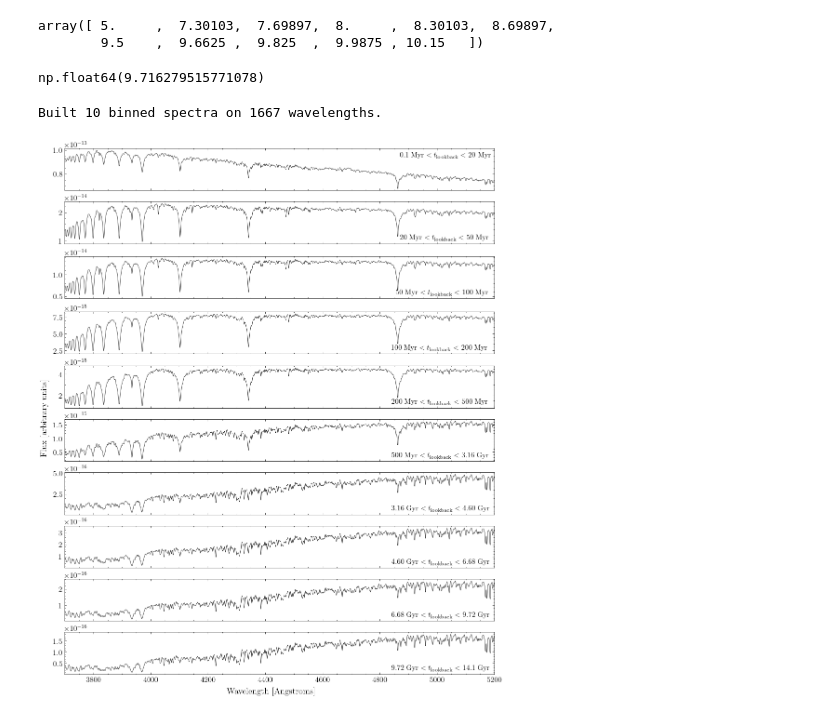
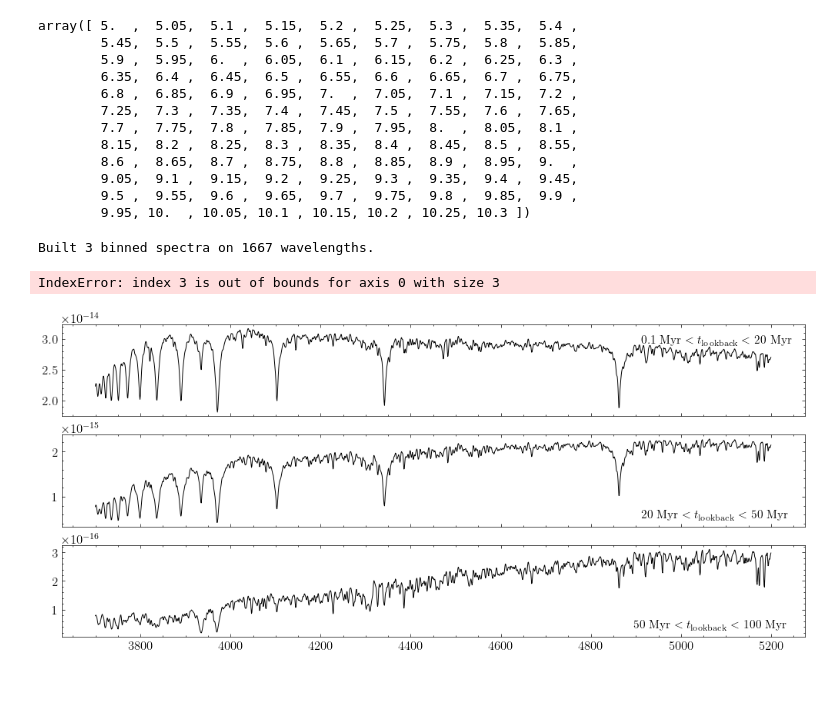
Before and after one commit to vernica-mehta/honours-project, a Jupyter notebook: code/notebooks/sfh.ipynb, the cells around one changed output. Saved outputs shown, nothing was run; the diff lists cells and outputs as text; code cells hidden in the pictures; blank space fills up the shorter version.

```diff
--- a/code/notebooks/sfh.ipynb
+++ b/code/notebooks/sfh.ipynb
@@ -27,29 +23,50 @@ bins = np.log10(bin_arr)
+# %%
+
+#bin_arr = np.r_[np.array([0.1, 20, 50, 100, 200, 500])*1e6, np.logspace(9.5, 10.15, 5)]
+#bin_arr = np.r_[np.array([0.1, 500])*1e6, 10**(10.15)] # two bins for old and young
+bins = np.log10(np.array([10**5, 100*10**6, 2*10**9, 10**10.15]))
 # %%
-bins
+sp.ssp_ages
 # %% [output]
-array([ 5.     ,  7.30103,  7.69897,  8.     ,  8.30103,  8.69897,
-        9.5    ,  9.6625 ,  9.825  ,  9.9875 , 10.15   ])
+array([ 5.  ,  5.05,  5.1 ,  5.15,  5.2 ,  5.25,  5.3 ,  5.35,  5.4 ,
+        5.45,  5.5 ,  5.55,  5.6 ,  5.65,  5.7 ,  5.75,  5.8 ,  5.85,
+        5.9 ,  5.95,  6.  ,  6.05,  6.1 ,  6.15,  6.2 ,  6.25,  6.3 ,
+        6.35,  6.4 ,  6.45,  6.5 ,  6.55,  6.6 ,  6.65,  6.7 ,  6.75,
+        6.8 ,  6.85,  6.9 ,  6.95,  7.  ,  7.05,  7.1 ,  7.15,  7.2 ,
+        7.25,  7.3 ,  7.35,  7.4 ,  7.45,  7.5 ,  7.55,  7.6 ,  7.65,
+        7.7 ,  7.75,  7.8 ,  7.85,  7.9 ,  7.95,  8.  ,  8.05,  8.1 ,
+        8.15,  8.2 ,  8.25,  8.3 ,  8.35,  8.4 ,  8.45,  8.5 ,  8.55,
+        8.6 ,  8.65,  8.7 ,  8.75,  8.8 ,  8.85,  8.9 ,  8.95,  9.  ,
+        9.05,  9.1 ,  9.15,  9.2 ,  9.25,  9.3 ,  9.35,  9.4 ,  9.45,
+        9.5 ,  9.55,  9.6 ,  9.65,  9.7 ,  9.75,  9.8 ,  9.85,  9.9 ,
+        9.95, 10.  , 10.05, 10.1 , 10.15, 10.2 , 10.25, 10.3 ])
-# %%
-10**bins[9] / 10**9
-# %% [output]
-np.float64(9.716279515771078)
 # %%
 w,s = sp.get_spectrum()
 ages = sp.ssp_ages
 w = w[470:2137]
 s = s[:, 470:2137]
 # %%
-# average spectrum for each log-age bin
-digitized = np.digitize(ages, bins) - 1  # convert to 0-based bin indices
+# Time-weighted average spectrum for each log-age bin
+digitized = np.digitize(ages, bins) - 1  # 0-based bin indices in log-age
 n_bins = len(bins) - 1
+
+# Convert SSP log-ages to linear years and estimate dt around each grid point
+ages_yr = 10**ages
+edges = np.empty(len(ages_yr) + 1)
+edges[1:-1] = 0.5 * (ages_yr[1:] + ages_yr[:-1])
+edges[0] = ages_yr[0] - (edges[1] - ages_yr[0])
+edges[-1] = ages_yr[-1] + (ages_yr[-1] - edges[-2])
+dt = np.diff(edges)
+
 avg_spectra = []
 for i in range(n_bins):
     mask = digitized == i
     if not np.any(mask):
         raise ValueError(f"No SSP ages fall into bin {i} [{bins[i]:.2f}, {bins[i+1]:.2f})")
-    avg_spectra.append(s[mask].mean(axis=0))
+    avg_spectra.append(np.average(s[mask], axis=0, weights=dt[mask]))
+
 avg_spectra = np.vstack(avg_spectra)
 print(f"Built {avg_spectra.shape[0]} binned spectra on {avg_spectra.shape[1]} wavelengths.")
 # %% [output]
-Built 10 binned spectra on 1667 wavelengths.
+Built 3 binned spectra on 1667 wavelengths.
 # %%
@@ -57,24 +74,25 @@ np.save('/home/vmehta/honours-project/code/data/sfh_twobins_spectra.npy', avg_sp
 # %%
-fig, ax = plt.subplots(10, 1, figsize=(10,12), sharex=True, constrained_layout=True)
-for i, s in enumerate(avg_spectra):
-    ax[i].plot(w, s, 'k', linewidth=0.5)
+fig, ax = plt.subplots(3, 1, figsize=(10, 4.5), sharex=True, constrained_layout=True)
+for i, spec in enumerate(avg_spectra):
+    ax[i].plot(w, spec, 'k', linewidth=0.7)
 
 ax[0].text(0.78, 0.8, '0.1 Myr $<t_\\mathrm{lookback}<$ 20 Myr', transform=ax[0].transAxes)
 ax[1].text(0.78, 0.1, '20 Myr $<t_\\mathrm{lookback}<$ 50 Myr', transform=ax[1].transAxes)
 ax[2].text(0.77, 0.1, '50 Myr $<t_\\mathrm{lookback}<$ 100 Myr', transform=ax[2].transAxes)
 ax[3].text(0.76, 0.1, '100 Myr $<t_\\mathrm{lookback}<$ 200 Myr', transform=ax[3].transAxes)
 ax[4].text(0.76, 0.1, '200 Myr $<t_\\mathrm{lookback}<$ 500 Myr', transform=ax[4].transAxes)
 ax[5].text(0.76, 0.1, '500 Myr $<t_\\mathrm{lookback}<$ 3.16 Gyr', transform=ax[5].transAxes)
 ax[6].text(0.76, 0.1, '3.16 Gyr $<t_\\mathrm{lookback}<$ 4.60 Gyr', transform=ax[6].transAxes)
 ax[7].text(0.76, 0.1, '4.60 Gyr $<t_\\mathrm{lookback}<$ 6.68 Gyr', transform=ax[7].transAxes)
 ax[8].text(0.76, 0.1, '6.68 Gyr $<t_\\mathrm{lookback}<$ 9.72 Gyr', transform=ax[8].transAxes)
 ax[9].text(0.76, 0.1, '9.72 Gyr $<t_\\mathrm{lookback}<$ 14.1 Gyr', transform=ax[9].transAxes)
 
 ax[0].set_xlim(3700,5200)
 fig.supylabel('Flux [arbitrary units]')
 fig.supxlabel('Wavelength [Angstroms]')
 
 plt.savefig('/home/vmehta/honours-project/thesis/figures/sfh_averages.pdf', format='pdf')
 plt.show()
 # %% [output]
+IndexError: index 3 is out of bounds for axis 0 with size 3
-[figure, old version]
+[figure, new version]
```
Also changed, not shown: parts of 5 cells of this notebook, 5 other files.
